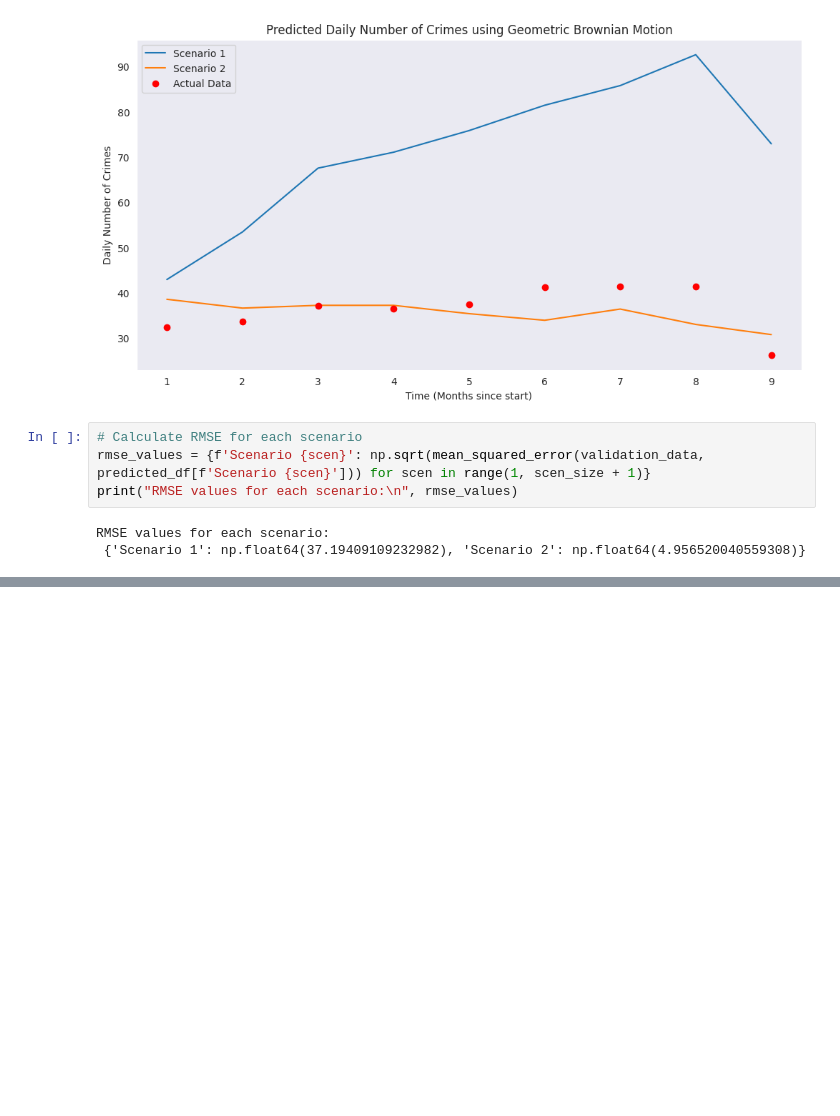
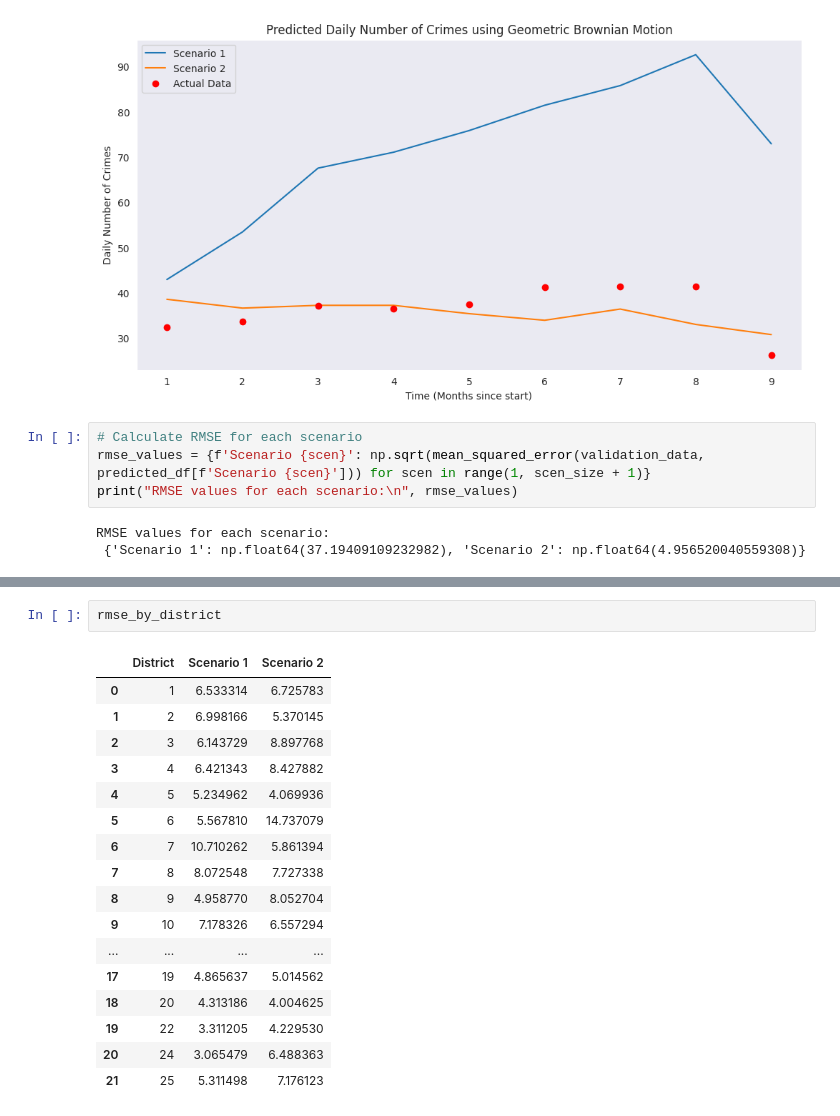
Before and after one commit to enikogyorfi/Szakdolgozat, a Jupyter notebook: Geometriai Brown mozgas.ipynb, the cells around one changed output, grey strips where cells are left out. Saved outputs shown, nothing was run; the diff lists cells and outputs as text; blank space fills up the shorter version.

```diff
--- a/Geometriai Brown mozgas.ipynb
+++ b/Geometriai Brown mozgas.ipynb
@@ -204,0 +290,20 @@ RMSE values for each scenario:
+# %%
+rmse_by_district
+# %% [output]
+|  | District | Scenario 1 | Scenario 2 |
+| 0 | 1 | 6.533314 | 6.725783 |
+| 1 | 2 | 6.998166 | 5.370145 |
+| 2 | 3 | 6.143729 | 8.897768 |
+| 3 | 4 | 6.421343 | 8.427882 |
+| 4 | 5 | 5.234962 | 4.069936 |
+| 5 | 6 | 5.567810 | 14.737079 |
+| 6 | 7 | 10.710262 | 5.861394 |
+| 7 | 8 | 8.072548 | 7.727338 |
+| 8 | 9 | 4.958770 | 8.052704 |
+| 9 | 10 | 7.178326 | 6.557294 |
+| ... | ... | ... | ... |
+| 17 | 19 | 4.865637 | 5.014562 |
+| 18 | 20 | 4.313186 | 4.004625 |
+| 19 | 22 | 3.311205 | 4.229530 |
+| 20 | 24 | 3.065479 | 6.488363 |
+| 21 | 25 | 5.311498 | 7.176123 |
```
Also changed, not shown: parts of 6 cells of this notebook.
